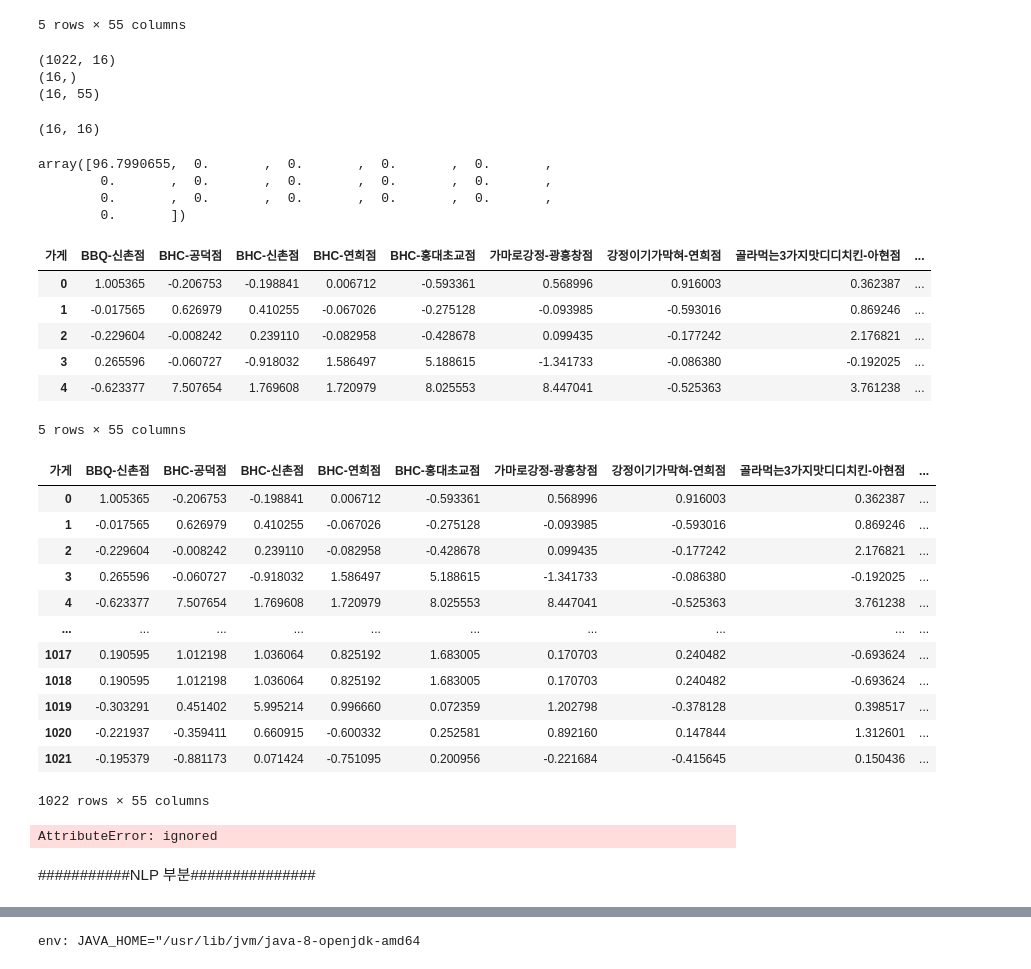
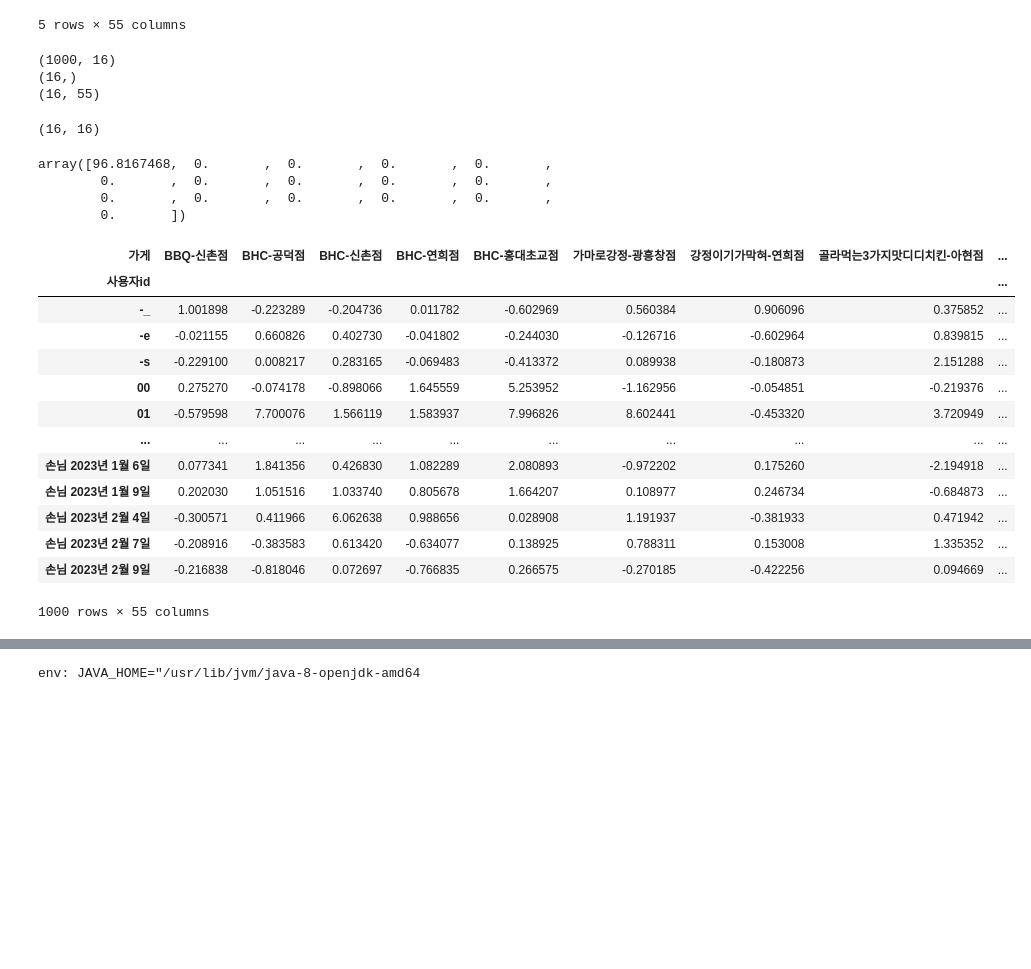
Before and after one commit to synoti21/BOAZ-Mini-Project1, a Jupyter notebook: 요기요_치킨_추천시스템(안지완).ipynb, the cells around one changed output, grey strips where cells are left out. Saved outputs shown, nothing was run; the diff lists cells and outputs as text; code cells hidden in the pictures; blank space fills up the shorter version.

```diff
--- a/요기요_치킨_추천시스템(안지완).ipynb
+++ b/요기요_치킨_추천시스템(안지완).ipynb
@@ -36,6 +35,7 @@ import pandas as pd
 import numpy as np
 # %%
 df = pd.read_csv('/content/drive/MyDrive/BOAZ-Mini-Project1/df_4_plus_전처리.csv')
+df['사용자id'] = df['사용자id'].str.split('\n', expand=True)[0]
 df.head()
 # %% [output]
 |  | 가게 | 맛 | 양 | 날짜 | 주문 | 사용자id | 리뷰 |
@@ -226,7 +215,7 @@ print(U.shape)
 print(sigma.shape)
 print(Vt.shape)
 # %% [output]
-(1022, 16)
+(1000, 16)
 (16,)
 (16, 55)
 # %%
@@ -238,20 +227,27 @@ sigma.shape
 # %%
 sigma[0]
 # %% [output]
-array([96.7990655,  0.       ,  0.       ,  0.       ,  0.       ,
+array([96.8167468,  0.       ,  0.       ,  0.       ,  0.       ,
         0.       ,  0.       ,  0.       ,  0.       ,  0.       ,
         0.       ,  0.       ,  0.       ,  0.       ,  0.       ,
         0.       ])
 # %%
 svd_user_predicted_ratings = np.dot(np.dot(U,sigma),Vt) + user_ratings_mean.reshape(-1,1)
 # %%
-df_svd_preds = pd.DataFrame(svd_user_predicted_ratings, columns = df_user_food_ratings.columns)
-df_svd_preds.head()
+df_svd_preds = pd.DataFrame(svd_user_predicted_ratings, columns = df_user_food_ratings.columns, index = df_user_food_ratings.index)
+df_svd_preds
 # %% [output]
 | 가게 | BBQ-신촌점 | BHC-공덕점 | BHC-신촌점 | BHC-연희점 | BHC-홍대초교점 | 가마로강정-광흥창점 | 강정이기가막혀-연희점 | 골라먹는3가지맛디디치킨-아현점 | ... |
-| 0 | 1.005365 | -0.206753 | -0.198841 | 0.006712 | -0.593361 | 0.568996 | 0.916003 | 0.362387 | ... |
-| 1 | -0.017565 | 0.626979 | 0.410255 | -0.067026 | -0.275128 | -0.093985 | -0.593016 | 0.869246 | ... |
-| 2 | -0.229604 | -0.008242 | 0.239110 | -0.082958 | -0.428678 | 0.099435 | -0.177242 | 2.176821 | ... |
-| 3 | 0.265596 | -0.060727 | -0.918032 | 1.586497 | 5.188615 | -1.341733 | -0.086380 | -0.192025 | ... |
-| 4 | -0.623377 | 7.507654 | 1.769608 | 1.720979 | 8.025553 | 8.447041 | -0.525363 | 3.761238 | ... |
+| 사용자id |  |  |  |  |  |  |  |  | ... |
+| -_ | 1.001898 | -0.223289 | -0.204736 | 0.011782 | -0.602969 | 0.560384 | 0.906096 | 0.375852 | ... |
+| -e | -0.021155 | 0.660826 | 0.402730 | -0.041802 | -0.244030 | -0.126716 | -0.602964 | 0.839815 | ... |
+| -s | -0.229100 | 0.008217 | 0.283165 | -0.069483 | -0.413372 | 0.089938 | -0.180873 | 2.151288 | ... |
+| 00 | 0.275270 | -0.074178 | -0.898066 | 1.645559 | 5.253952 | -1.162956 | -0.054851 | -0.219376 | ... |
+| 01 | -0.579598 | 7.700076 | 1.566119 | 1.583937 | 7.996826 | 8.602441 | -0.453320 | 3.720949 | ... |
+| ... | ... | ... | ... | ... | ... | ... | ... | ... | ... |
+| 손님 2023년 1월 6일 | 0.077341 | 1.841356 | 0.426830 | 1.082289 | 2.080893 | -0.972202 | 0.175260 | -2.194918 | ... |
+| 손님 2023년 1월 9일 | 0.202030 | 1.051516 | 1.033740 | 0.805678 | 1.664207 | 0.108977 | 0.246734 | -0.684873 | ... |
+| 손님 2023년 2월 4일 | -0.300571 | 0.411966 | 6.062638 | 0.988656 | 0.028908 | 1.191937 | -0.381933 | 0.471942 | ... |
+| 손님 2023년 2월 7일 | -0.208916 | -0.383583 | 0.613420 | -0.634077 | 0.138925 | 0.788311 | 0.153008 | 1.335352 | ... |
+| 손님 2023년 2월 9일 | -0.216838 | -0.818046 | 0.072697 | -0.766835 | 0.266575 | -0.270185 | -0.422256 | 0.094669 | ... |
-5 rows × 55 columns
+1000 rows × 55 columns
@@ -271,22 +253,0 @@ def recommend_chickens(predictions, user_id, chickens_df, ratings_df, num_recomm
-# %%
-df_svd_preds
-# %% [output]
-| 가게 | BBQ-신촌점 | BHC-공덕점 | BHC-신촌점 | BHC-연희점 | BHC-홍대초교점 | 가마로강정-광흥창점 | 강정이기가막혀-연희점 | 골라먹는3가지맛디디치킨-아현점 | ... |
-| 0 | 1.005365 | -0.206753 | -0.198841 | 0.006712 | -0.593361 | 0.568996 | 0.916003 | 0.362387 | ... |
-| 1 | -0.017565 | 0.626979 | 0.410255 | -0.067026 | -0.275128 | -0.093985 | -0.593016 | 0.869246 | ... |
-| 2 | -0.229604 | -0.008242 | 0.239110 | -0.082958 | -0.428678 | 0.099435 | -0.177242 | 2.176821 | ... |
-| 3 | 0.265596 | -0.060727 | -0.918032 | 1.586497 | 5.188615 | -1.341733 | -0.086380 | -0.192025 | ... |
-| 4 | -0.623377 | 7.507654 | 1.769608 | 1.720979 | 8.025553 | 8.447041 | -0.525363 | 3.761238 | ... |
-| ... | ... | ... | ... | ... | ... | ... | ... | ... | ... |
-| 1017 | 0.190595 | 1.012198 | 1.036064 | 0.825192 | 1.683005 | 0.170703 | 0.240482 | -0.693624 | ... |
-| 1018 | 0.190595 | 1.012198 | 1.036064 | 0.825192 | 1.683005 | 0.170703 | 0.240482 | -0.693624 | ... |
-| 1019 | -0.303291 | 0.451402 | 5.995214 | 0.996660 | 0.072359 | 1.202798 | -0.378128 | 0.398517 | ... |
-| 1020 | -0.221937 | -0.359411 | 0.660915 | -0.600332 | 0.252581 | 0.892160 | 0.147844 | 1.312601 | ... |
-| 1021 | -0.195379 | -0.881173 | 0.071424 | -0.751095 | 0.200956 | -0.221684 | -0.415645 | 0.150436 | ... |
-1022 rows × 55 columns
-# %%
-recommend_chickens(df_svd_preds, 2, df['가게'], df['총점'],5) # 유저 아이디를 입력하면 이에 맞는 치킨집 추천함수인데 오류때문에 여기서 막혀서 아직 하는중입니다....
-# %% [output]
-AttributeError: ignored
-# %% [markdown]
-###########NLP 부분###############
```
Also changed, not shown: parts of 25 cells of this notebook.
